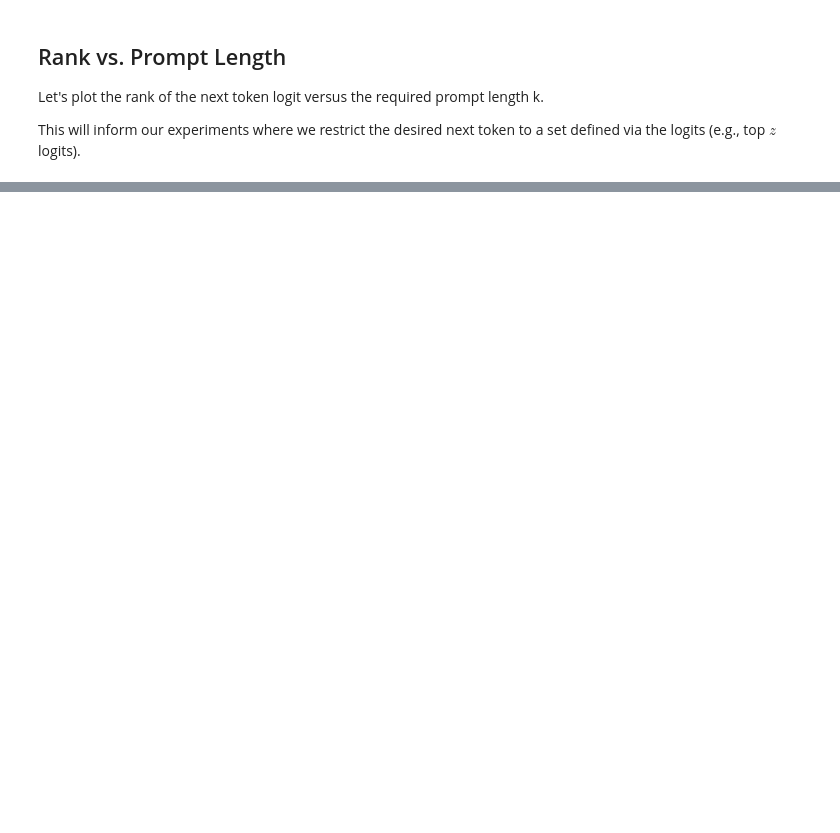
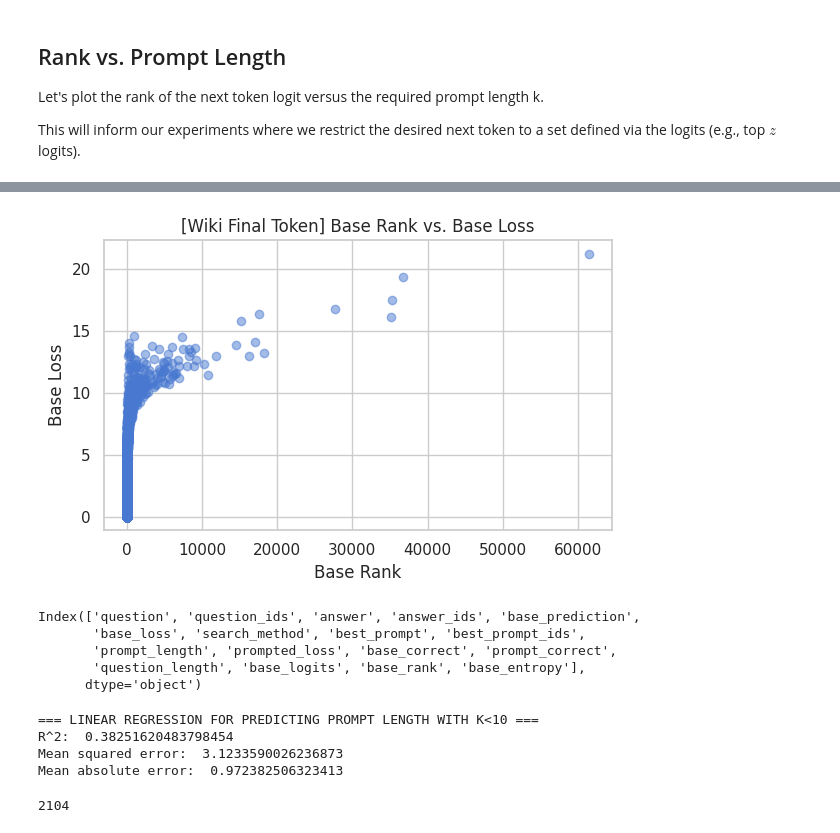
Before and after one commit to amanb2000/Magic_Words, a Jupyter notebook: results/controllability/falcon-7b/Full Controllability Falcon-7b.ipynb, the cells around one changed output, grey strips where cells are left out. Drawn from its saved outputs; the diff is of its cells as text; code cells hidden in the pictures; blank space fills up the shorter version.

```diff
--- a/results/controllability/falcon-7b/Full Controllability Falcon-7b.ipynb
+++ b/results/controllability/falcon-7b/Full Controllability Falcon-7b.ipynb
@@ -258,0 +416,56 @@ model.to('mps')
+# %%
+# plot base rank vs. base_loss
+plt.figure(figsize=(6, 4))
+plt.scatter(reach_df_falcon_7b_ranked['base_rank'], reach_df_falcon_7b_ranked['base_loss'], alpha=0.5)
+plt.xlabel('Base Rank')
+plt.ylabel('Base Loss')
+plt.title('[Wiki Final Token] Base Rank vs. Base Loss')
+plt.tight_layout()
+# %% [output]
+[figure, added]
+# %%
+reach_df_falcon_7b_ranked.columns
+# %% [output]
+Index(['question', 'question_ids', 'answer', 'answer_ids', 'base_prediction',
+       'base_loss', 'search_method', 'best_prompt', 'best_prompt_ids',
+       'prompt_length', 'prompted_loss', 'base_correct', 'prompt_correct',
+       'question_length', 'base_logits', 'base_rank', 'base_entropy'],
+      dtype='object')
+# %%
+# can we train a regressor to predict the required prompt length  based on
+# base_loss, base_rank, and base_entropy?
+# Goal: predict 'prompt_length' from 'base_loss', 'base_rank', and 'base_entropy'
+from sklearn.model_selection import train_test_split
+from sklearn.linear_model import LogisticRegression
+# try an MLP too
+from sklearn.metrics import accuracy_score, f1_score, precision_score, recall_score, mean_squared_error, mean_absolute_error
+
+# Split into train and test
+X = reach_df_falcon_7b_ranked[['base_loss', 'base_rank', 'base_entropy']]
+
+# normalize X
+from sklearn.preprocessing import MinMaxScaler
+scaler = MinMaxScaler()
+X = scaler.fit_transform(X)
+
+y = reach_df_falcon_7b_ranked['prompt_length']
+X_train, X_test, y_train, y_test = train_test_split(X, y, test_size=0.2, random_state=42)
+
+# linear regression -- continuous y values
+from sklearn.linear_model import LinearRegression
+reg = LinearRegression().fit(X_train, y_train)
+y_pred = reg.predict(X_test)
+
+print("=== LINEAR REGRESSION FOR PREDICTING PROMPT LENGTH WITH K<10 ===")
+print("R^2: ", reg.score(X_test, y_test))
+print("Mean squared error: ", mean_squared_error(y_test, y_pred))
+print("Mean absolute error: ", mean_absolute_error(y_test, y_pred))
+# %% [output]
+=== LINEAR REGRESSION FOR PREDICTING PROMPT LENGTH WITH K<10 ===
+R^2:  0.38251620483798454
+Mean squared error:  3.1233590026236873
+Mean absolute error:  0.972382506323413
+# %%
+len(reach_df_falcon_7b_ranked[reach_df_falcon_7b_ranked['base_correct'] == True])
+# %% [output]
+2104
```
Also changed, not shown: parts of 16 cells of this notebook, 1 other file.
